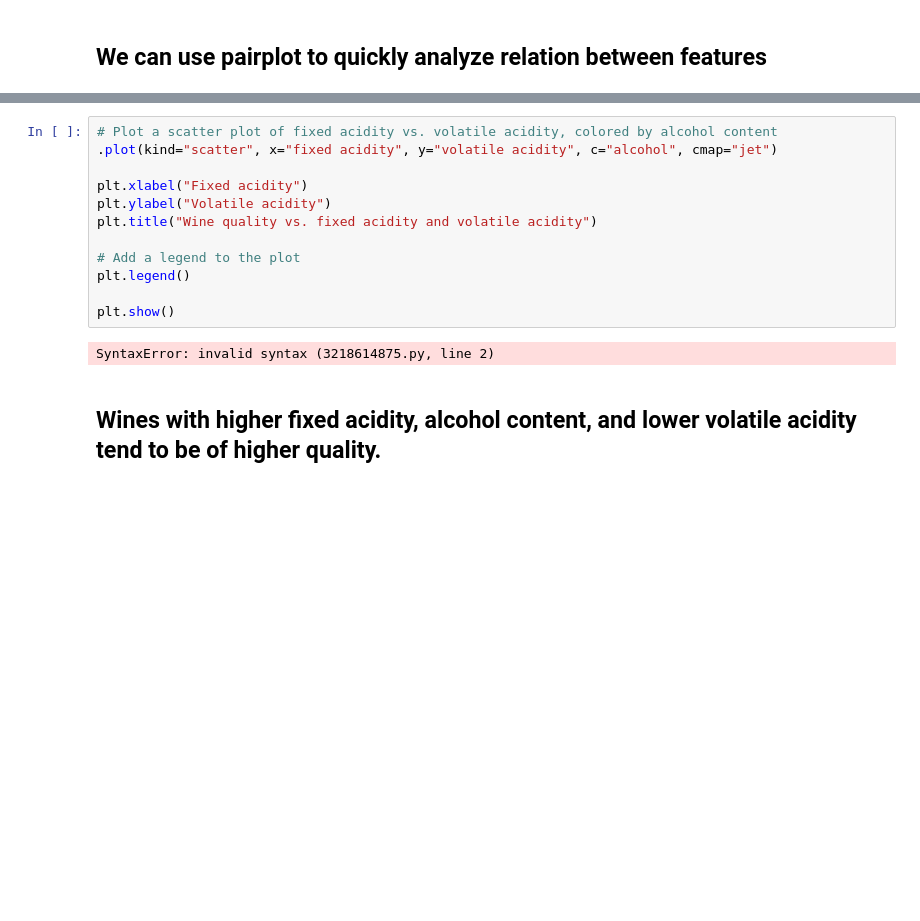
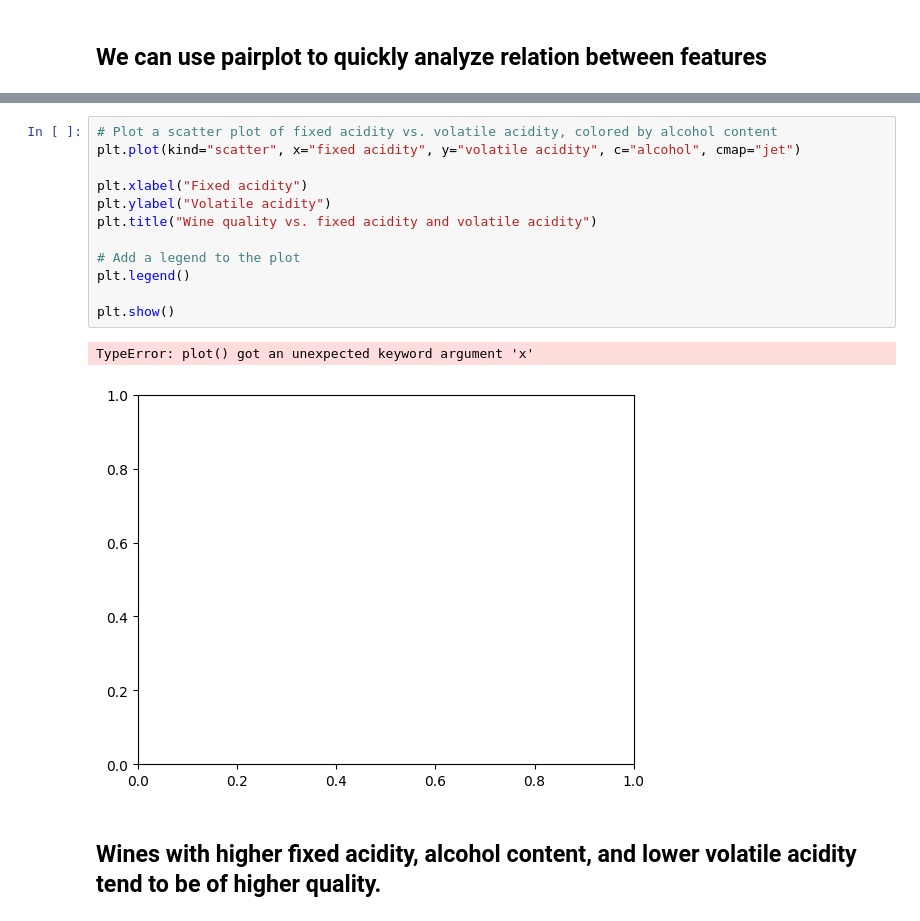
Before and after one commit to dmml-heriot-watt/group-coursework-dmml_cw, a Jupyter notebook: notebooks/WineDataViz.ipynb, the cells around one changed output, grey strips where cells are left out. Saved outputs shown, nothing was run; the diff lists cells and outputs as text; blank space fills up the shorter version.

```diff
--- a/notebooks/WineDataViz.ipynb
+++ b/notebooks/WineDataViz.ipynb
@@ -400,17 +401,18 @@ plt.show()
 # %%
 # Plot a scatter plot of fixed acidity vs. volatile acidity, colored by alcohol content
-.plot(kind="scatter", x="fixed acidity", y="volatile acidity", c="alcohol", cmap="jet")
+plt.plot(kind="scatter", x="fixed acidity", y="volatile acidity", c="alcohol", cmap="jet")
 
 plt.xlabel("Fixed acidity")
 plt.ylabel("Volatile acidity")
 plt.title("Wine quality vs. fixed acidity and volatile acidity")
 
 # Add a legend to the plot
 plt.legend()
 
 plt.show()
 # %% [output]
-SyntaxError: invalid syntax (3218614875.py, line 2)
+TypeError: plot() got an unexpected keyword argument 'x'
+[figure, added]
 # %% [markdown]
 ## Wines with higher fixed acidity, alcohol content, and lower volatile acidity tend to be of higher quality.
 # %% [markdown]
```
Also changed, not shown: parts of 21 cells of this notebook.
